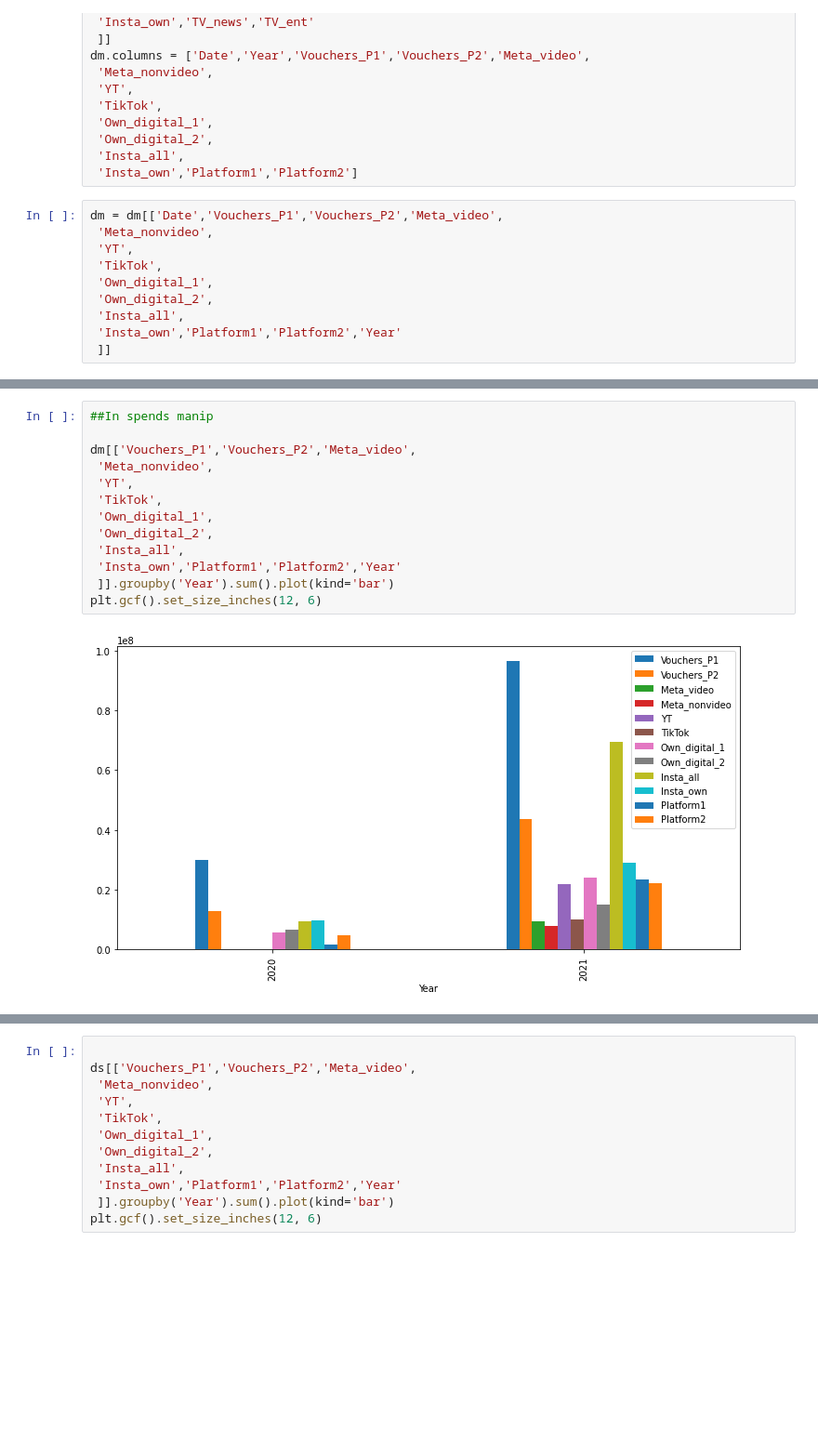
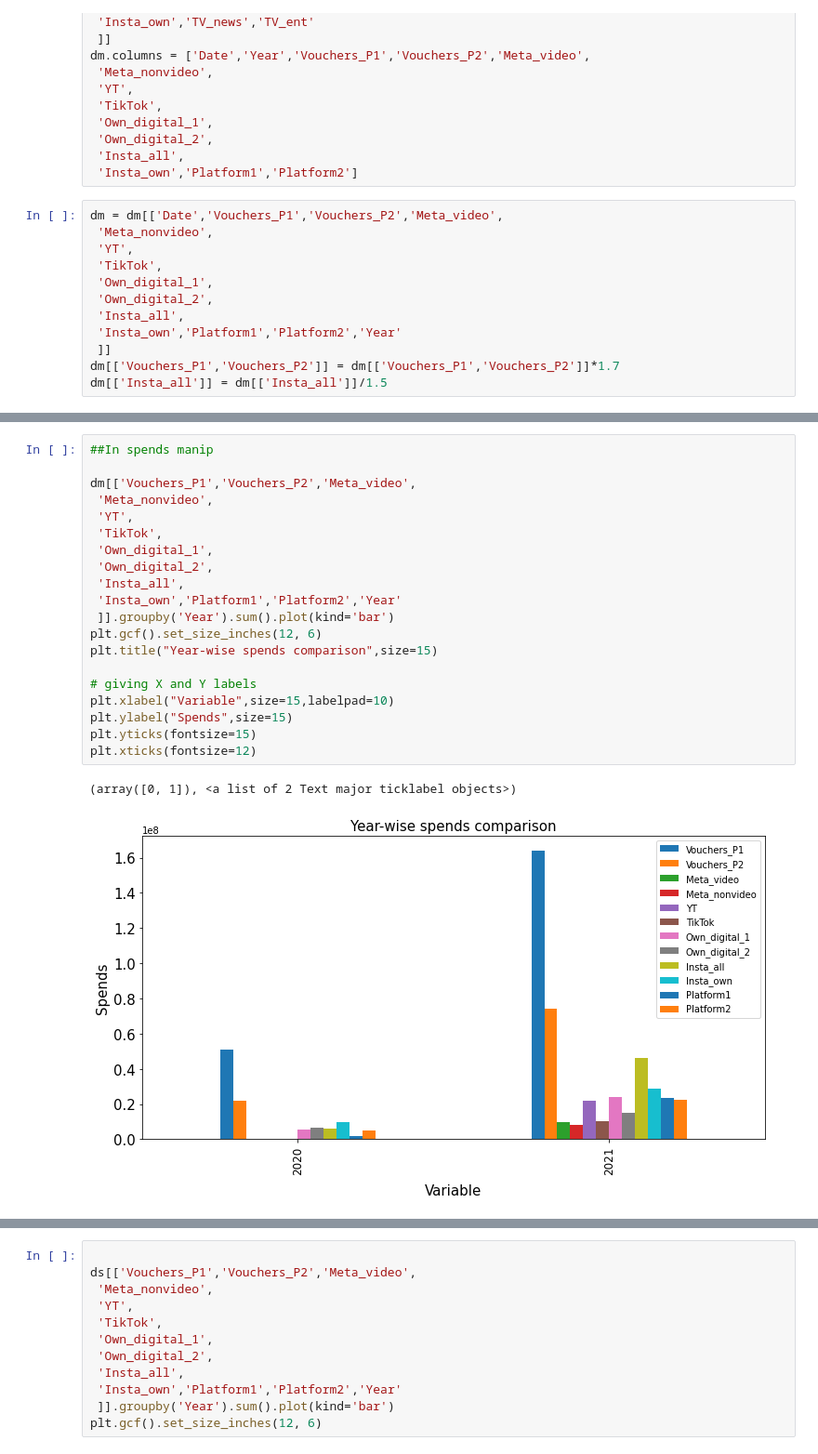
Before and after one commit to Akash743/Mathematical-Optimization, a Jupyter notebook: Testing_final.ipynb, the cells around one changed output, grey strips where cells are left out. Shown at 93% size. Saved outputs shown, nothing was run; the diff lists cells and outputs as text; blank space fills up the shorter version.

```diff
--- a/Testing_final.ipynb
+++ b/Testing_final.ipynb
@@ -636,3 +641,5 @@ dm = dm[['Date','Vouchers_P1','Vouchers_P2','Meta_video',
  'Insta_all',
  'Insta_own','Platform1','Platform2','Year'
  ]]
+dm[['Vouchers_P1','Vouchers_P2']] = dm[['Vouchers_P1','Vouchers_P2']]*1.7
+dm[['Insta_all']] = dm[['Insta_all']]/1.5
@@ -660,15 +680,23 @@ dm = dm[['Date','Vouchers_P1','Vouchers_P2','Meta_video',
 # %%
 ##In spends manip
 
 dm[['Vouchers_P1','Vouchers_P2','Meta_video',
  'Meta_nonvideo',
  'YT',
  'TikTok',
  'Own_digital_1',
  'Own_digital_2',
  'Insta_all',
  'Insta_own','Platform1','Platform2','Year'
  ]].groupby('Year').sum().plot(kind='bar')
 plt.gcf().set_size_inches(12, 6)
+plt.title("Year-wise spends comparison",size=15)
+
+# giving X and Y labels
+plt.xlabel("Variable",size=15,labelpad=10)
+plt.ylabel("Spends",size=15)
+plt.yticks(fontsize=15)
+plt.xticks(fontsize=12)
 # %% [output]
+(array([0, 1]), <a list of 2 Text major ticklabel objects>)
-[figure, old version]
+[figure, new version]
```
Also changed, not shown: parts of 40 cells of this notebook.
